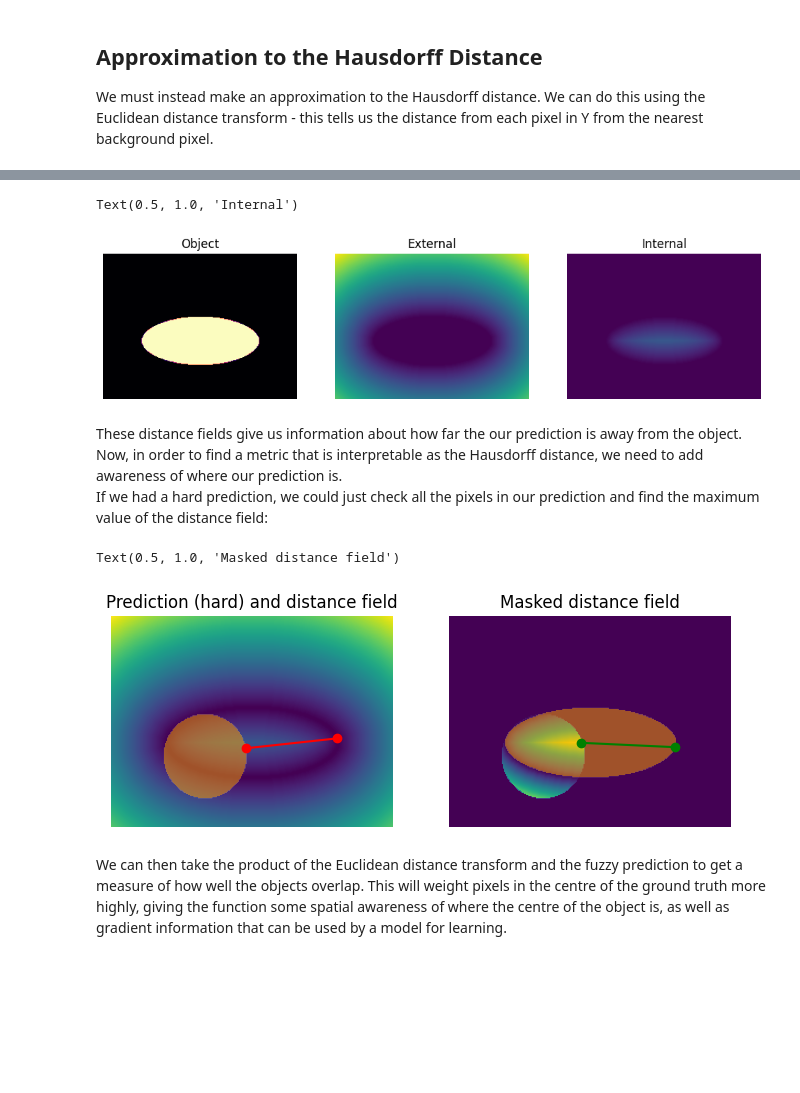
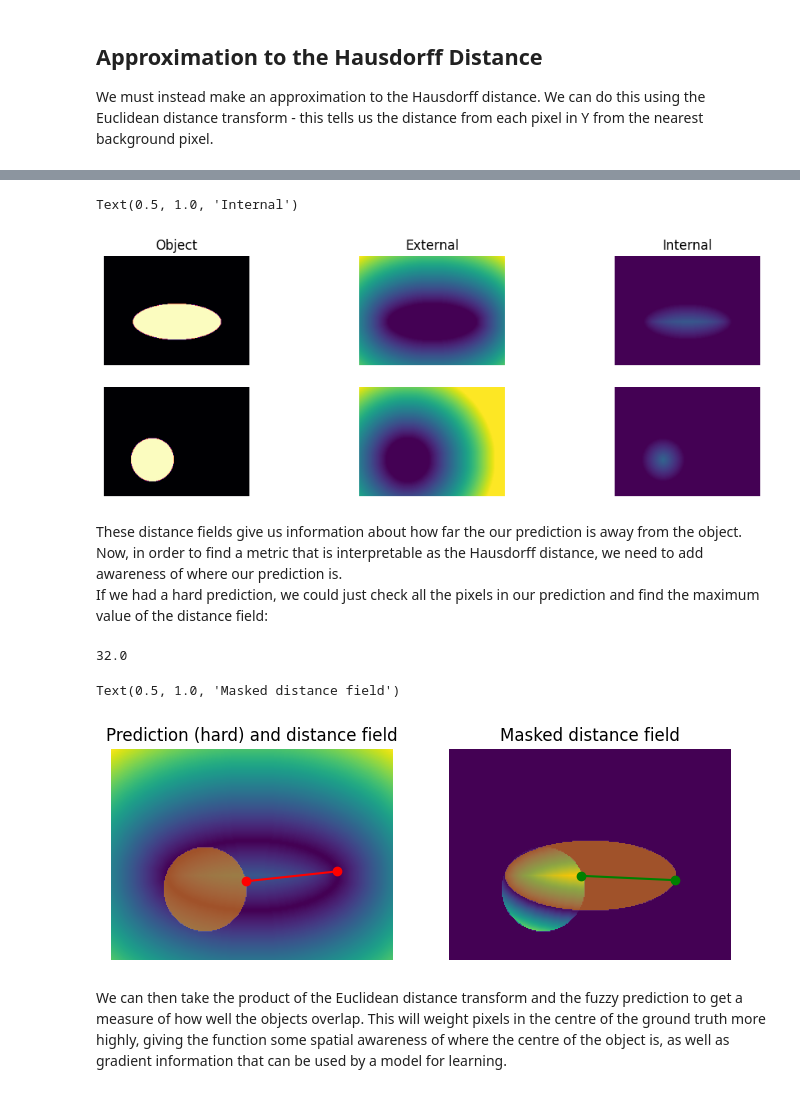
Before and after one commit to JGIBristol/fish_test, a Jupyter notebook: haussdorf_loss.ipynb, the cells around one changed output, grey strips where cells are left out. Drawn from its saved outputs; the diff is of its cells as text; code cells hidden in the pictures; blank space fills up the shorter version.

```diff
--- a/haussdorf_loss.ipynb
+++ b/haussdorf_loss.ipynb
@@ -161,24 +239,30 @@ internal_y = internal_distance_field(y)
 # %%
-fig, axes = plt.subplots(1, 3, figsize=(12, 4))
+fig, axes = plt.subplots(2, 3, figsize=(12, 4))
 
-for axis in axes:
+for axis in axes.flat:
     axis.set_axis_off()
 
 plot_kw = {"origin": "lower", "cmap": "magma"}
-axes[0].imshow(y.T, **plot_kw)
+axes[0, 0].imshow(y.T, **plot_kw)
+axes[1, 0].imshow(hard_x.T, **plot_kw)
 
 plot_kw["cmap"] = "viridis"
 plot_kw["vmin"] = 0
 plot_kw["vmax"] = max(external_y.max(), internal_y.max())
-axes[1].imshow(external_y.T, **plot_kw)
-axes[2].imshow(internal_y.T, **plot_kw)
+axes[0, 1].imshow(external_y.T, **plot_kw)
+axes[0, 2].imshow(internal_y.T, **plot_kw)
 
-axes[0].set_title("Object")
-axes[1].set_title("External")
-axes[2].set_title("Internal")
+external_x = external_distance_field(hard_x)
+internal_x = internal_distance_field(hard_x)
+axes[1, 1].imshow(external_x.T, **plot_kw)
+axes[1, 2].imshow(internal_x.T, **plot_kw)
+
+axes[0, 0].set_title("Object")
+axes[0, 1].set_title("External")
+axes[0, 2].set_title("Internal")
 # %% [output]
 Text(0.5, 1.0, 'Internal')
-[figure, old version]
+[figure, new version]
 # %% [markdown]
 These distance fields give us information about how far the our prediction is away from the object.
 Now, in order to find a metric that is interpretable as the Hausdorff distance, we need to add awareness of where our prediction is.
@@ -250,6 +334,8 @@ def max_location(arr: np.ndarray) -> tuple[int, int]:
     return tuple(max_idx)
 
 
+print(masked_distance_field.max())
+
 max_loc = max_location(masked_distance_field)
 furthest = furthest_point(y, max_loc)
 axes[1].plot(*zip(furthest, max_loc), "go-")
@@ -257,7 +343,8 @@ axes[1].plot(*zip(furthest, max_loc), "go-")
 axes[0].set_title("Prediction (hard) and distance field")
 axes[1].set_title("Masked distance field")
 # %% [output]
-Text(0.5, 1.0, 'Masked distance field')
+32.0
+Text(0.5, 1.0, 'Masked distance field')
 [figure]
 # %% [markdown]
 We can then take the product of the Euclidean distance transform and the fuzzy prediction to get a measure of how well the objects overlap.
```
Also changed, not shown: parts of 6 cells of this notebook.
